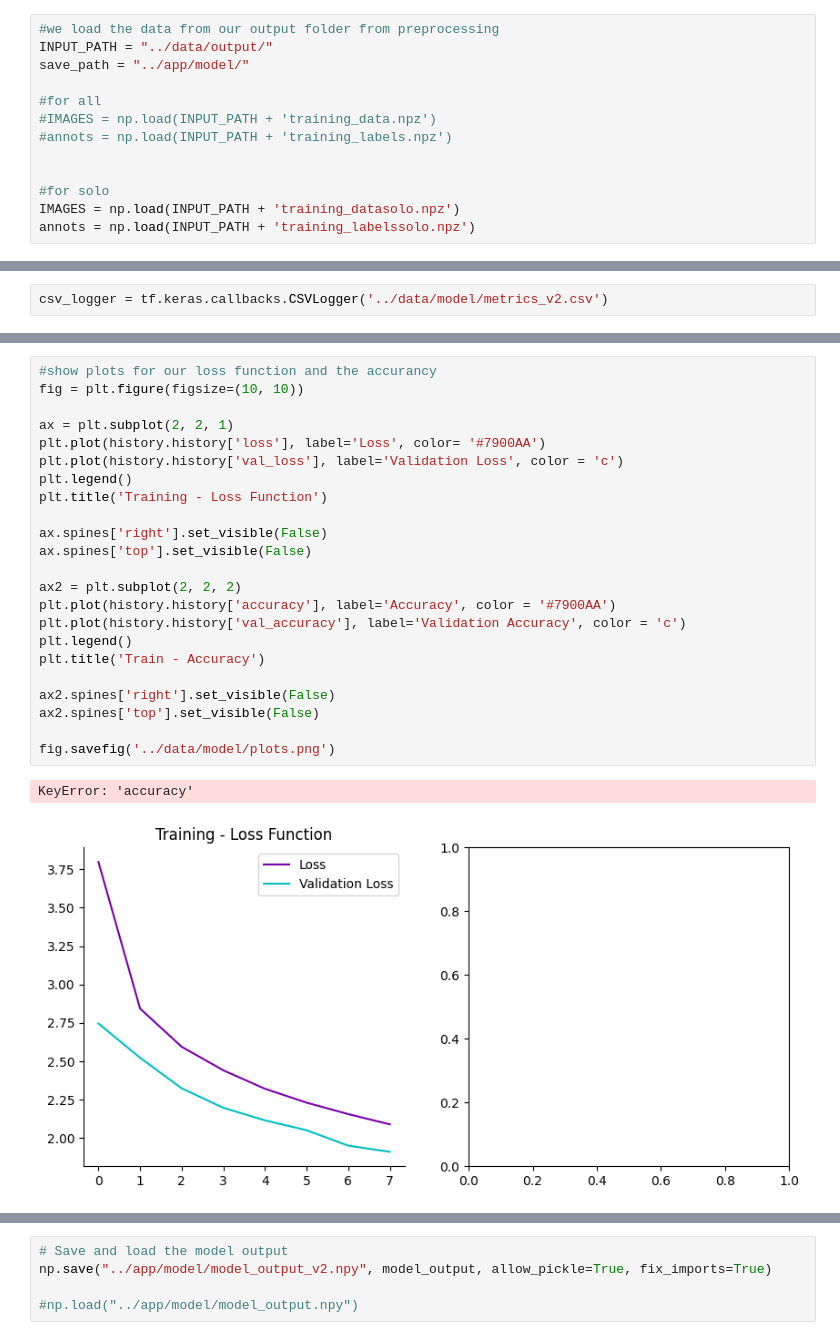
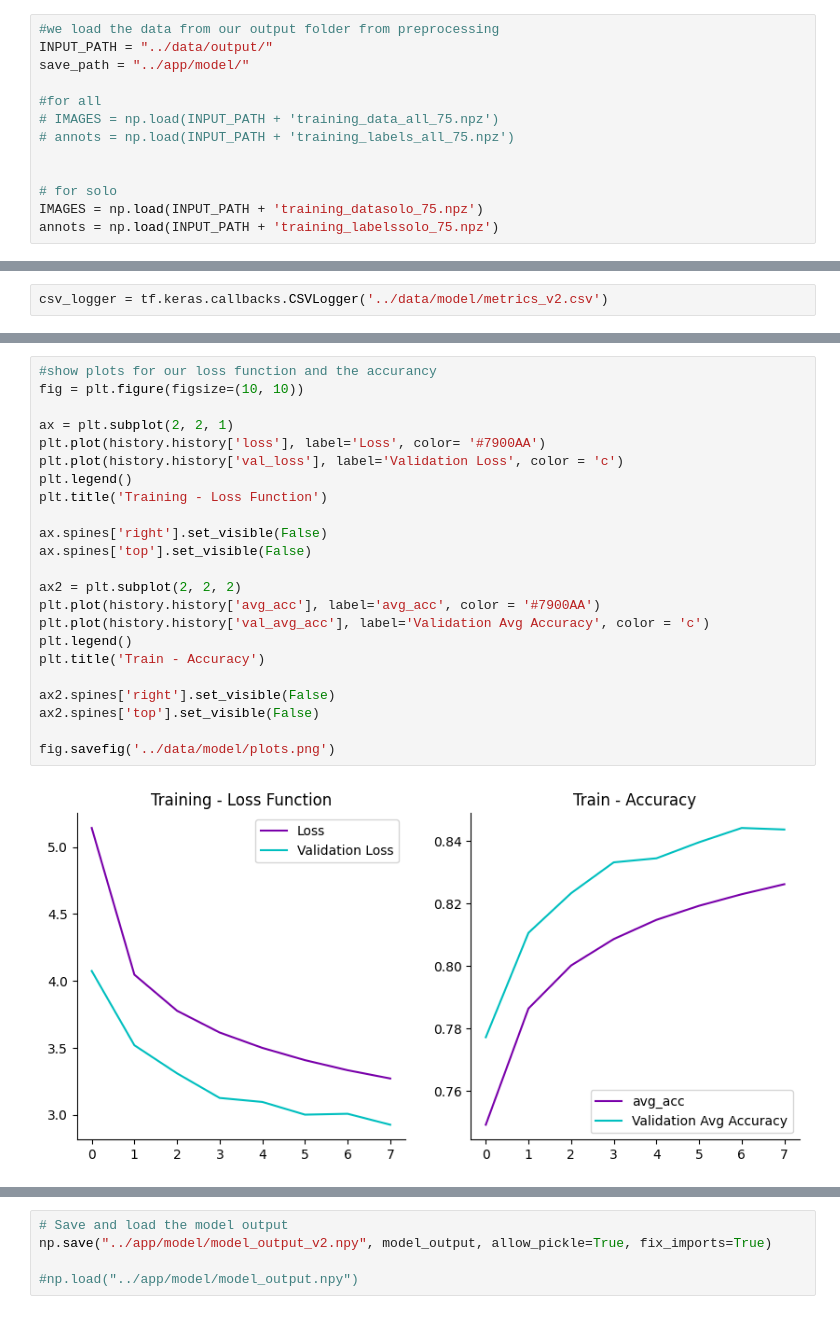
Before and after one commit to swizzle-app/swizzle, a Jupyter notebook: notebooks/model.ipynb, the cells around one changed output, grey strips where cells are left out. Cells and saved outputs as stored; diff of their text form.

Commit message:
bug fixes and error analysis

```diff
--- a/notebooks/model.ipynb
+++ b/notebooks/model.ipynb
@@ -73,13 +73,13 @@ INPUT_PATH = "../data/output/"
 save_path = "../app/model/"
 
 #for all
-#IMAGES = np.load(INPUT_PATH + 'training_data.npz')
-#annots = np.load(INPUT_PATH + 'training_labels.npz')
+# IMAGES = np.load(INPUT_PATH + 'training_data_all_75.npz')
+# annots = np.load(INPUT_PATH + 'training_labels_all_75.npz')
 
 
-#for solo
-IMAGES = np.load(INPUT_PATH + 'training_datasolo.npz')
-annots = np.load(INPUT_PATH + 'training_labelssolo.npz')
+# for solo
+IMAGES = np.load(INPUT_PATH + 'training_datasolo_75.npz')
+annots = np.load(INPUT_PATH + 'training_labelssolo_75.npz')
 # %% [markdown]
 ## __Do train & test split__
 # %%
@@ -269,29 +261,28 @@ Epoch 6/8
 # %%
 #show plots for our loss function and the accurancy
 fig = plt.figure(figsize=(10, 10))
 
 ax = plt.subplot(2, 2, 1)
 plt.plot(history.history['loss'], label='Loss', color= '#7900AA')
 plt.plot(history.history['val_loss'], label='Validation Loss', color = 'c')
 plt.legend()
 plt.title('Training - Loss Function')
 
 ax.spines['right'].set_visible(False)
 ax.spines['top'].set_visible(False)
 
 ax2 = plt.subplot(2, 2, 2)
-plt.plot(history.history['accuracy'], label='Accuracy', color = '#7900AA')
-plt.plot(history.history['val_accuracy'], label='Validation Accuracy', color = 'c')
+plt.plot(history.history['avg_acc'], label='avg_acc', color = '#7900AA')
+plt.plot(history.history['val_avg_acc'], label='Validation Avg Accuracy', color = 'c')
 plt.legend()
 plt.title('Train - Accuracy')
 
 ax2.spines['right'].set_visible(False)
 ax2.spines['top'].set_visible(False)
 
 fig.savefig('../data/model/plots.png')
 # %% [output]
-KeyError: 'accuracy'
-[figure, old version]
+[figure, new version]
 # %%
 #print results of our swizzle model metrics for training
 score = swizzle_model.evaluate(test_images,test_annots,verbose=0)
```
Also changed, not shown: parts of 19 cells of this notebook, 4 other files.
